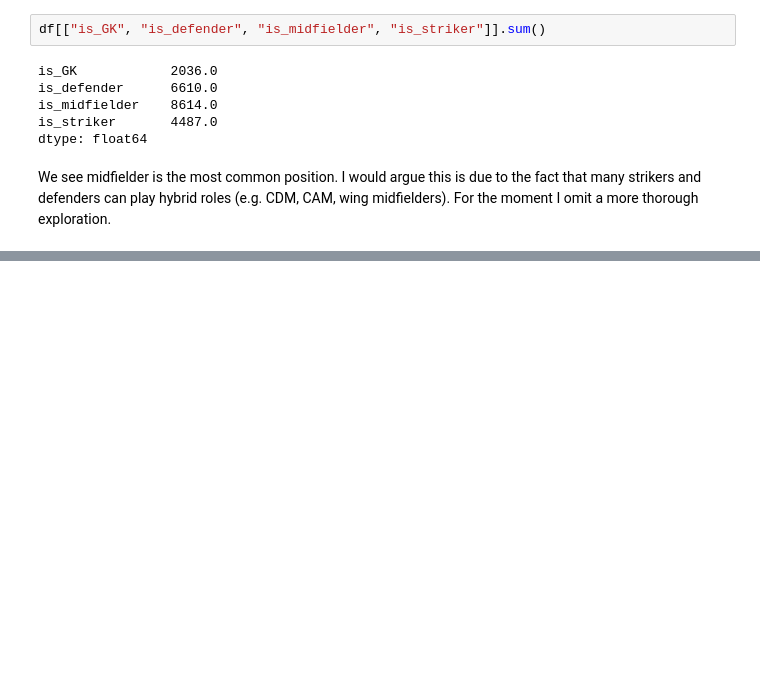
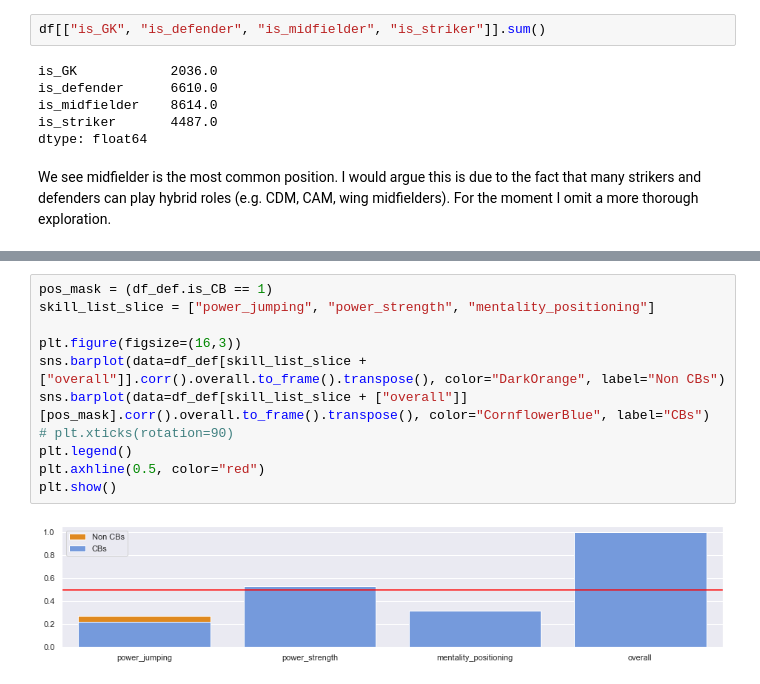
Before and after one commit to matrop/data-science-playground, a Jupyter notebook: fifa_20/notebooks/explanatory_data_analysis.ipynb, the cells around one changed output, grey strips where cells are left out. Saved outputs shown, nothing was run; the diff lists cells and outputs as text; blank space fills up the shorter version.

```diff
--- a/fifa_20/notebooks/explanatory_data_analysis.ipynb
+++ b/fifa_20/notebooks/explanatory_data_analysis.ipynb
@@ -370,0 +407,13 @@ We see midfielder is the most common position. I would argue this is due to the
+# %%
+pos_mask = (df_def.is_CB == 1)
+skill_list_slice = ["power_jumping", "power_strength", "mentality_positioning"]
+
+plt.figure(figsize=(16,3))
+sns.barplot(data=df_def[skill_list_slice + ["overall"]].corr().overall.to_frame().transpose(), color="DarkOrange", label="Non CBs")
+sns.barplot(data=df_def[skill_list_slice + ["overall"]][pos_mask].corr().overall.to_frame().transpose(), color="CornflowerBlue", label="CBs")
+# plt.xticks(rotation=90)
+plt.legend()
+plt.axhline(0.5, color="red")
+plt.show()
+# %% [output]
+[figure, added]
```
Also changed, not shown: parts of 22 cells of this notebook, 1 other file.
